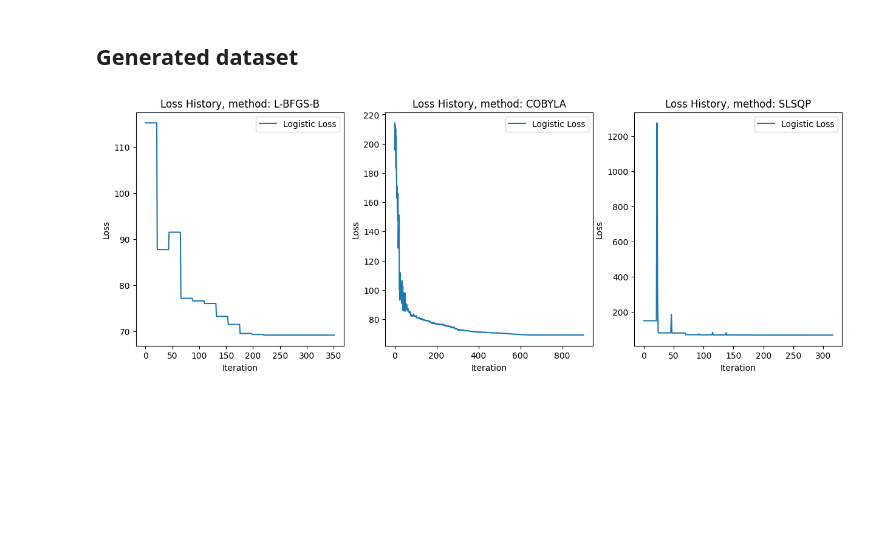
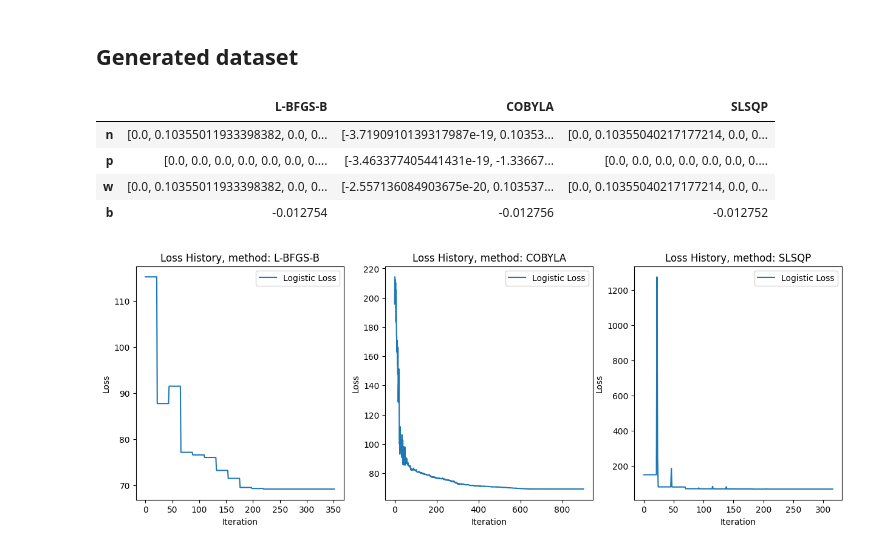
Before and after one commit to zalewskij/Optimization-in-Data-Analysis, a Jupyter notebook: results.ipynb, the cells around one changed output. Saved outputs shown, nothing was run; the diff lists cells and outputs as text; code cells hidden in the pictures; blank space fills up the shorter version.

```diff
--- a/results.ipynb
+++ b/results.ipynb
@@ -45,8 +45,18 @@ loss_histories = {method: [] for method in ['L-BFGS-B', 'COBYLA', 'SLSQP']}
 # %%
+optimal_parameters = {}
+
 for method in methods:
     model = Model(method=method)
-    model.fit(X_train, y_train)
-    loss_histories[method].append(model.get_loss_history())
+    model.fit(X_train, y_train, verbose=False)
+    optimal_parameters[method] = model.get_optimal_parameters()
+
+pd.DataFrame(optimal_parameters)
+# %% [output]
+|  | L-BFGS-B | COBYLA | SLSQP |
+| n | [0.0, 0.10355011933398382, 0.0, 0... | [-3.7190910139317987e-19, 0.10353... | [0.0, 0.10355040217177214, 0.0, 0... |
+| p | [0.0, 0.0, 0.0, 0.0, 0.0, 0.0, 0.... | [-3.463377405441431e-19, -1.33667... | [0.0, 0.0, 0.0, 0.0, 0.0, 0.0, 0.... |
+| w | [0.0, 0.10355011933398382, 0.0, 0... | [-2.557136084903675e-20, 0.103537... | [0.0, 0.10355040217177214, 0.0, 0... |
+| b | -0.012754 | -0.012756 | -0.012752 |
 # %%
 plot_loss_histories(loss_histories)
 # %% [output]
```
Also changed, not shown: parts of 2 cells of this notebook, 1 other file.
